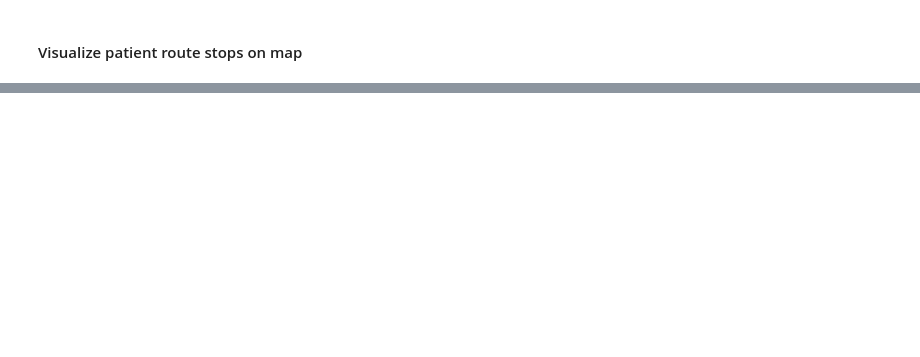
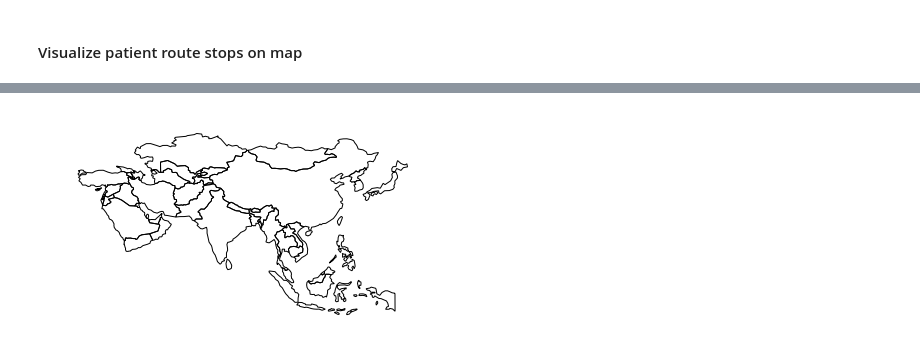
Before and after one commit to tarcisobraz/covid19-skorea, a Jupyter notebook: code/Patient Route Analysis.ipynb, the cells around one changed output, grey strips where cells are left out. Drawn from its saved outputs; the diff is of its cells as text; code cells hidden in the pictures; blank space fills up the shorter version.

```diff
--- a/code/Patient Route Analysis.ipynb
+++ b/code/Patient Route Analysis.ipynb
@@ -315,0 +384,5 @@ BBox
+# %%
+asia = world.query('continent == "Asia"')
+geoplot.polyplot(asia, figsize=(8, 4));
+# %% [output]
+[figure, added]
```
Also changed, not shown: parts of 23 cells of this notebook.
